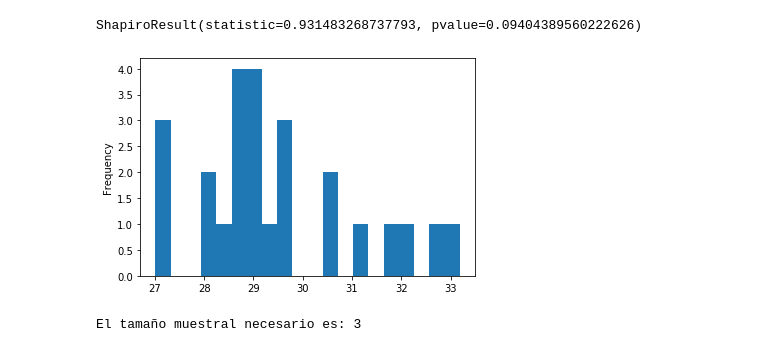
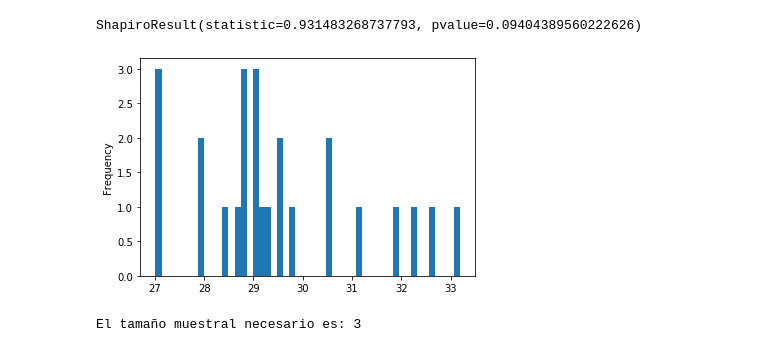
Before and after one commit to leandrosommese/Herramientas-de-estadistica, a Jupyter notebook: Modulo3/contraste_de_hipotesis.ipynb, the cells around one changed output. Drawn from its saved outputs; the diff is of its cells as text; code cells hidden in the pictures.

```diff
--- a/Modulo3/contraste_de_hipotesis.ipynb
+++ b/Modulo3/contraste_de_hipotesis.ipynb
@@ -75,10 +75,10 @@ ss.shapiro(cavidb_modelos['radius_of_gyration'])
 # %% [output]
 ShapiroResult(statistic=0.931483268737793, pvalue=0.09404389560222626)
 # %%
-plt.hist(cavidb_modelos['radius_of_gyration'], bins=20)
+plt.hist(cavidb_modelos['radius_of_gyration'], bins=50)
 plt.ylabel('Frequency');
 # %% [output]
-[figure, old version]
+[figure, new version]
 # %%
 effect_size = abs((cavidb_modelos['radius_of_gyration'].max()-cavidb_modelos['radius_of_gyration'].min())/cavidb_modelos['radius_of_gyration'].std())   # diferencia de medias esperada
 alpha = 0.05      # nivel de significancia
```
Also changed, not shown: 2 other files.
